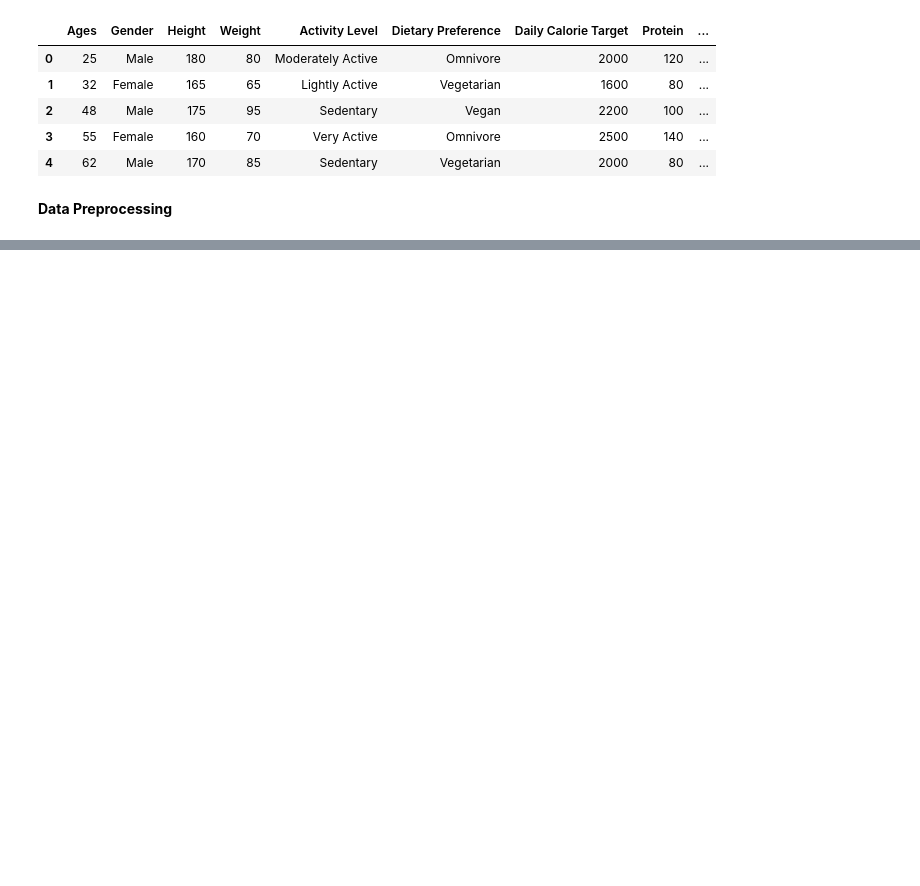
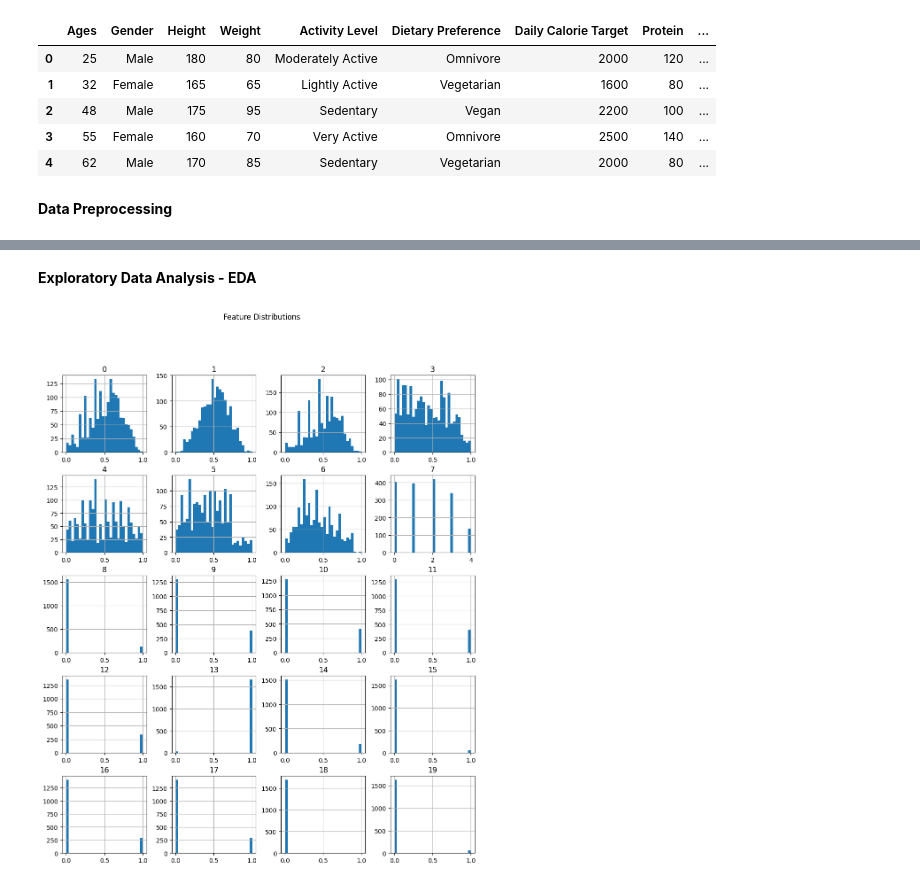
Before and after one commit to Edenshmuel/ICU_Nutrition_ML, a Jupyter notebook: Patient_Clustering.ipynb, the cells around one changed output, grey strips where cells are left out. Saved outputs shown, nothing was run; the diff lists cells and outputs as text; code cells hidden in the pictures; blank space fills up the shorter version.

```diff
--- a/Patient_Clustering.ipynb
+++ b/Patient_Clustering.ipynb
@@ -31,5 +61,5 @@ Categorize Features: Numerical, Categorical, and Skewed Columns
 # %%
-numerical_features = ["Ages", "Height", "Weight", "Fiber", 	"Carbohydrates"]
+numerical_features = ["Ages", "Height", "Weight", "Carbohydrates"]
 categorical_features = ["Activity Level"]
 Multy_categorical_features = ["Disease"]
 right_skewed_features = ["Protein", "Calories", "Fat"]
@@ -39,0 +68,6 @@ df_transformed = preprocessor.fit_transform(df)
+# %%
+preprocessor = create_preprocessor(numerical_features, categorical_features, Multy_categorical_features, right_skewed_features)
+df_transformed = preprocessor.fit_transform(df)
+# %%
+df_transformed = pd.DataFrame(df_transformed)
+df_transformed
@@ -39,0 +88,8 @@ df_transformed = preprocessor.fit_transform(df)
+# %% [markdown]
+**Exploratory Data Analysis - EDA**
+# %%
+df_transformed.hist(figsize=(12, 14), bins=30)
+plt.suptitle("Feature Distributions")
+plt.show()
+# %% [output]
+[figure, added]
```
Also changed, not shown: parts of 30 cells of this notebook.
